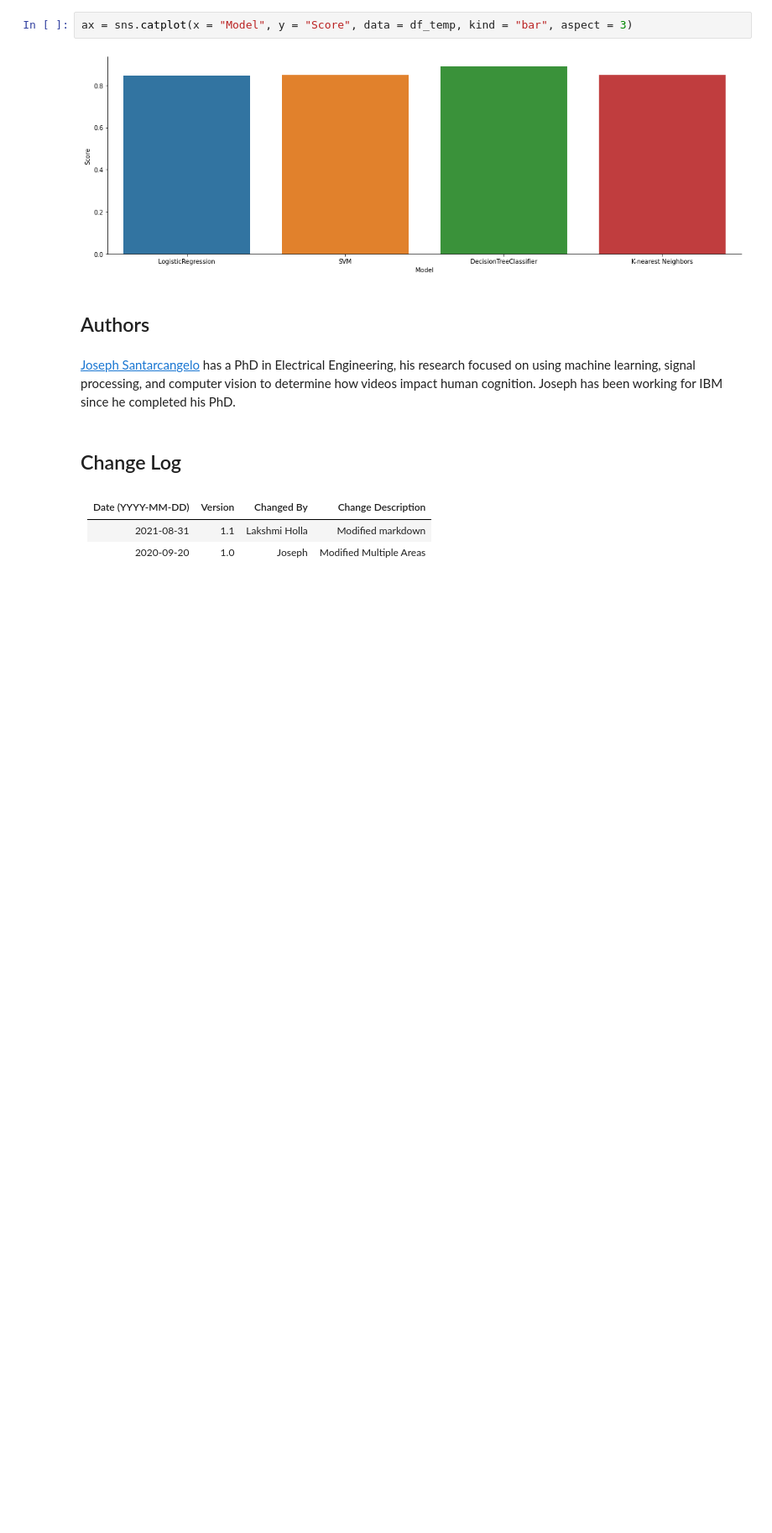
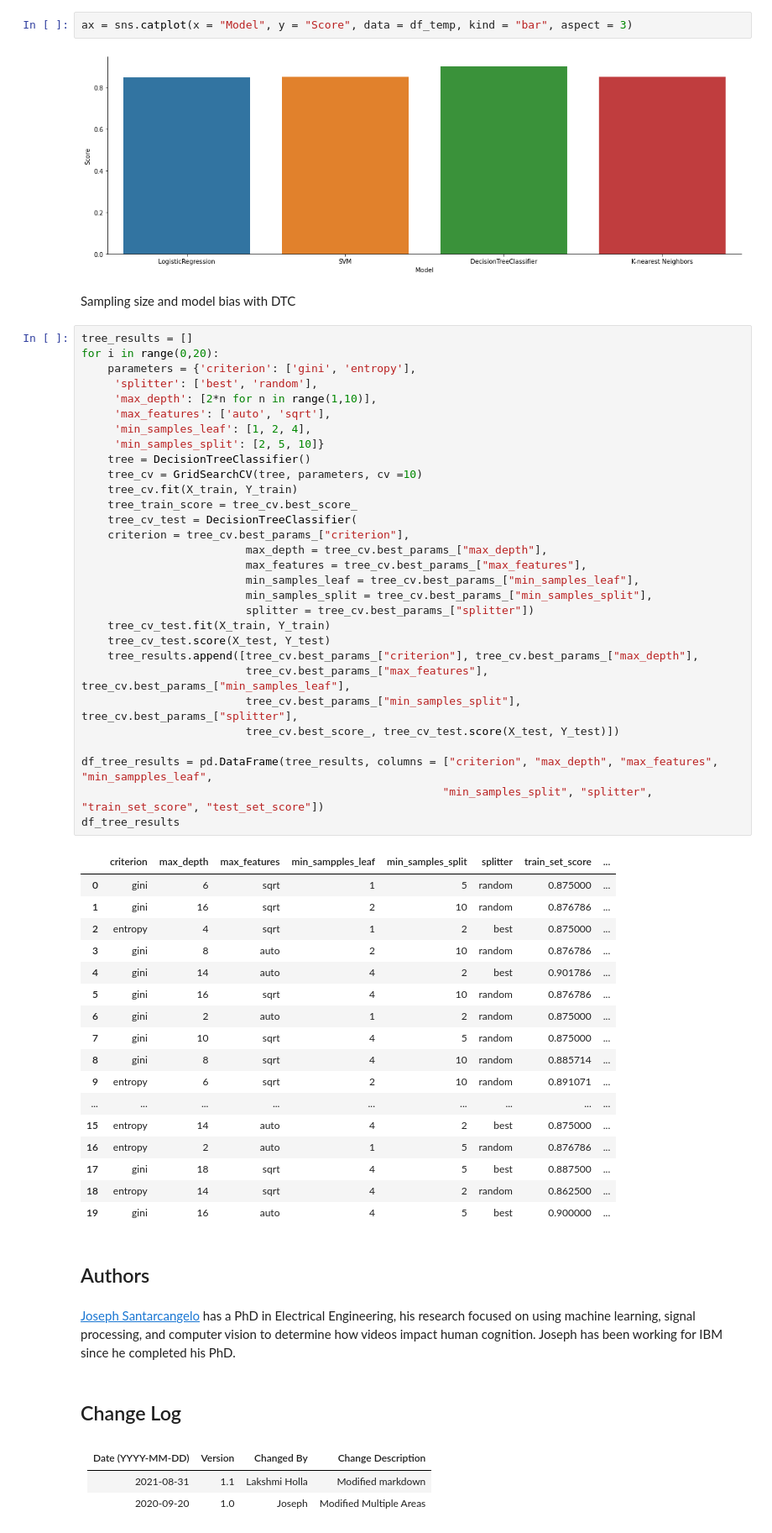
Before and after one commit to inhere-ua/Rocket_project, a Jupyter notebook: SpaceX_Machine Learning Prediction_Model.ipynb, the cells around one changed output. Shown at 84% size. Saved outputs shown, nothing was run; the diff lists cells and outputs as text; blank space fills up the shorter version.

```diff
--- a/SpaceX_Machine Learning Prediction_Model.ipynb
+++ b/SpaceX_Machine Learning Prediction_Model.ipynb
@@ -375,6 +375,56 @@ df_temp
 ax = sns.catplot(x = "Model", y = "Score", data = df_temp, kind = "bar", aspect = 3)
 # %% [output]
 [figure]
+# %% [markdown]
+Sampling size and model bias with DTC
+# %%
+tree_results = []
+for i in range(0,20):
+    parameters = {'criterion': ['gini', 'entropy'],
+     'splitter': ['best', 'random'],
+     'max_depth': [2*n for n in range(1,10)],
+     'max_features': ['auto', 'sqrt'],
+     'min_samples_leaf': [1, 2, 4],
+     'min_samples_split': [2, 5, 10]}
+    tree = DecisionTreeClassifier()
+    tree_cv = GridSearchCV(tree, parameters, cv =10)
+    tree_cv.fit(X_train, Y_train)
+    tree_train_score = tree_cv.best_score_
+    tree_cv_test = DecisionTreeClassifier(
+    criterion = tree_cv.best_params_["criterion"],
+                         max_depth = tree_cv.best_params_["max_depth"],
+                         max_features = tree_cv.best_params_["max_features"],
+                         min_samples_leaf = tree_cv.best_params_["min_samples_leaf"],
+                         min_samples_split = tree_cv.best_params_["min_samples_split"],
+                         splitter = tree_cv.best_params_["splitter"])
+    tree_cv_test.fit(X_train, Y_train)
+    tree_cv_test.score(X_test, Y_test)
+    tree_results.append([tree_cv.best_params_["criterion"], tree_cv.best_params_["max_depth"],
+                         tree_cv.best_params_["max_features"], tree_cv.best_params_["min_samples_leaf"],
+                         tree_cv.best_params_["min_samples_split"], tree_cv.best_params_["splitter"],
+                         tree_cv.best_score_, tree_cv_test.score(X_test, Y_test)])
+
+df_tree_results = pd.DataFrame(tree_results, columns = ["criterion", "max_depth", "max_features", "min_sampples_leaf",
+                                                       "min_samples_split", "splitter", "train_set_score", "test_set_score"])
+df_tree_results
+# %% [output]
+|  | criterion | max_depth | max_features | min_sampples_leaf | min_samples_split | splitter | train_set_score | ... |
+| 0 | gini | 6 | sqrt | 1 | 5 | random | 0.875000 | ... |
+| 1 | gini | 16 | sqrt | 2 | 10 | random | 0.876786 | ... |
+| 2 | entropy | 4 | sqrt | 1 | 2 | best | 0.875000 | ... |
+| 3 | gini | 8 | auto | 2 | 10 | random | 0.876786 | ... |
+| 4 | gini | 14 | auto | 4 | 2 | best | 0.901786 | ... |
+| 5 | gini | 16 | sqrt | 4 | 10 | random | 0.876786 | ... |
+| 6 | gini | 2 | auto | 1 | 2 | random | 0.875000 | ... |
+| 7 | gini | 10 | sqrt | 4 | 5 | random | 0.875000 | ... |
+| 8 | gini | 8 | sqrt | 4 | 10 | random | 0.885714 | ... |
+| 9 | entropy | 6 | sqrt | 2 | 10 | random | 0.891071 | ... |
+| ... | ... | ... | ... | ... | ... | ... | ... | ... |
+| 15 | entropy | 14 | auto | 4 | 2 | best | 0.875000 | ... |
+| 16 | entropy | 2 | auto | 1 | 5 | random | 0.876786 | ... |
+| 17 | gini | 18 | sqrt | 4 | 5 | best | 0.887500 | ... |
+| 18 | entropy | 14 | sqrt | 4 | 2 | random | 0.862500 | ... |
+| 19 | gini | 16 | auto | 4 | 5 | best | 0.900000 | ... |
 # %% [markdown]
 ## Authors
 # %% [markdown]
```
Also changed, not shown: parts of 2 cells of this notebook.
